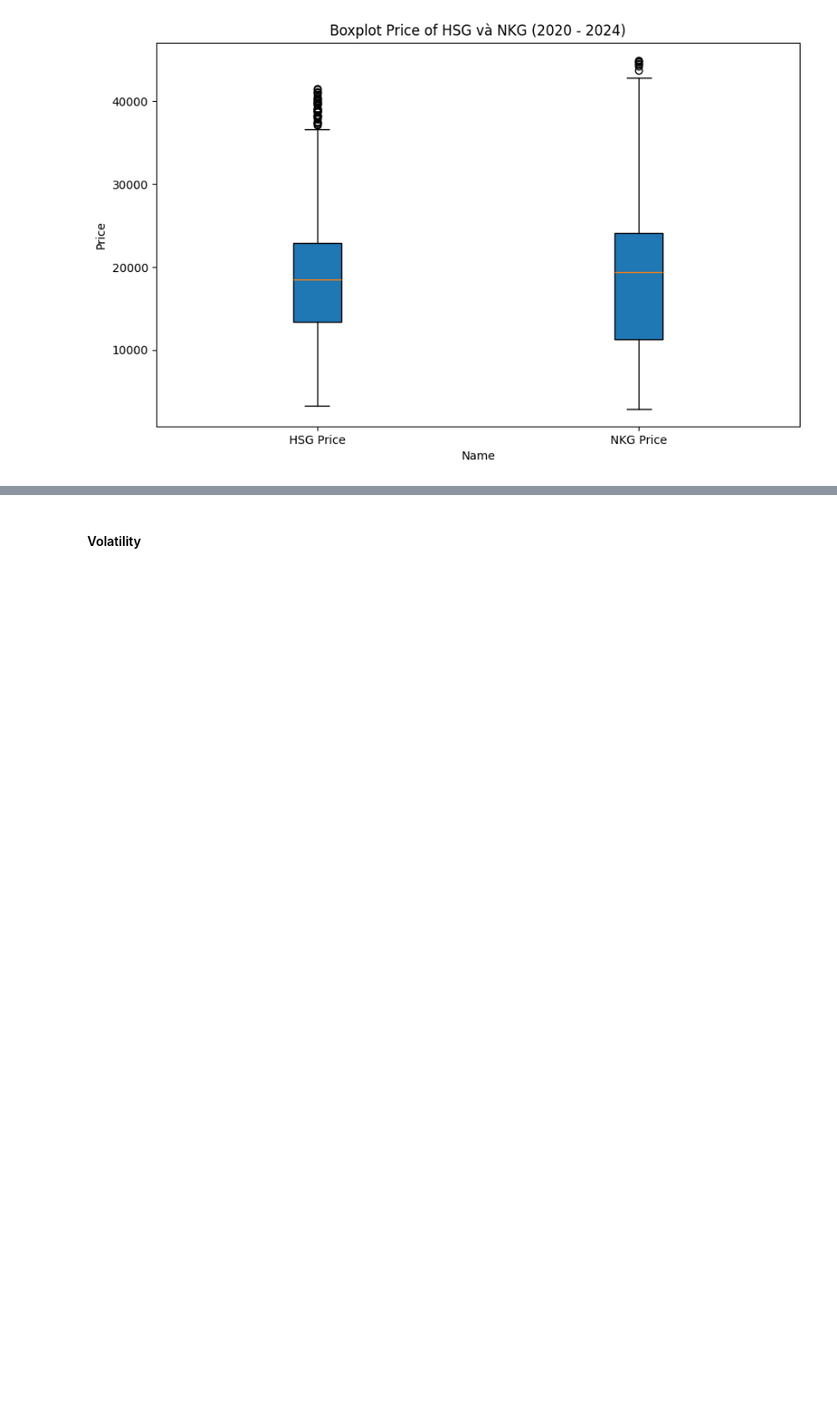
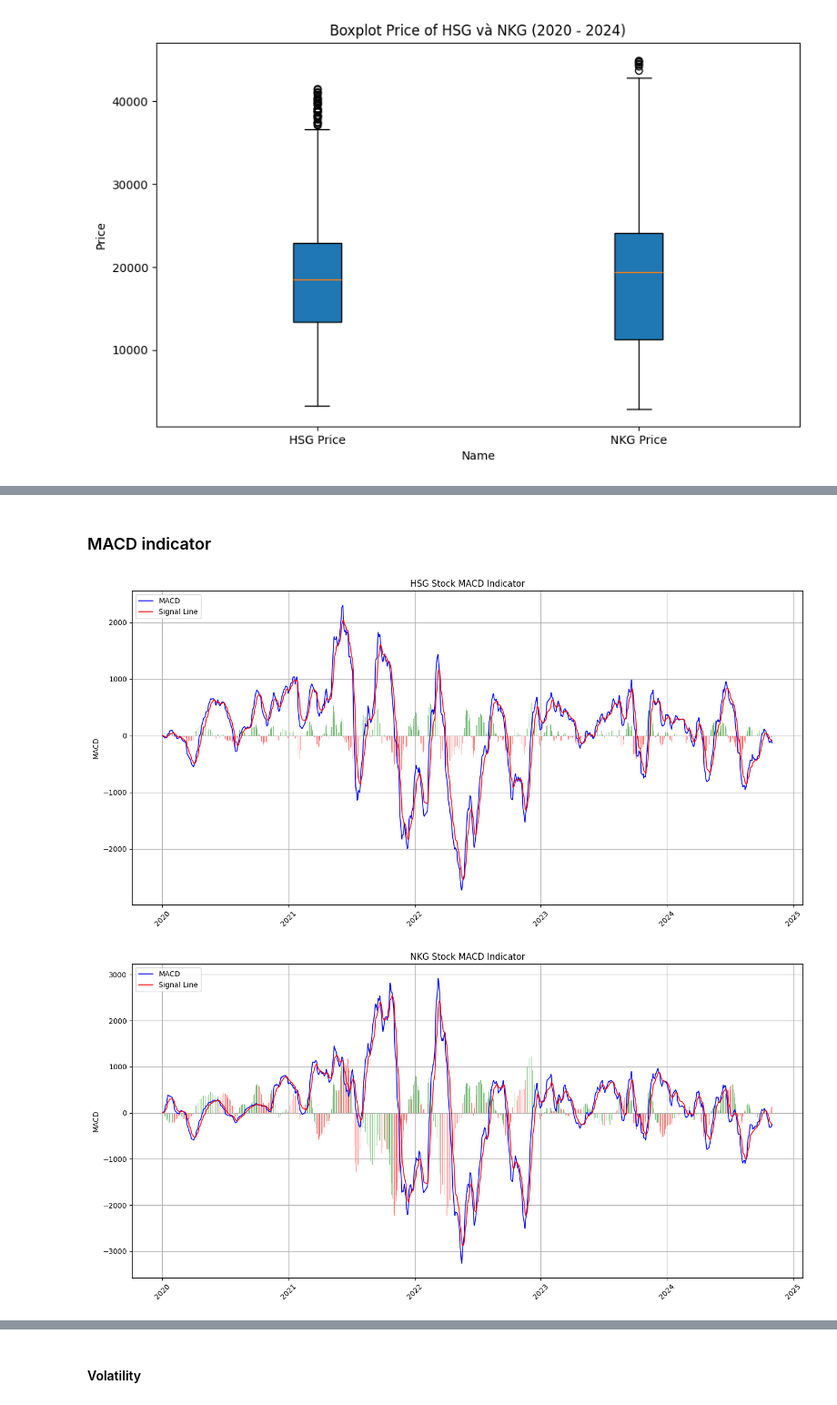
Before and after one commit to hien01604/STAT3013.P11_Nhom2, a Jupyter notebook: Statistics Description/Statistics_Description.ipynb, the cells around one changed output, grey strips where cells are left out. Shown at 91% size. Cells and saved outputs as stored; diff of their text form; code cells hidden in the pictures; blank space fills up the shorter version.

```diff
--- a/Statistics Description/Statistics_Description.ipynb
+++ b/Statistics Description/Statistics_Description.ipynb
@@ -515,0 +324,53 @@ plt.show()
+# %% [markdown]
+### MACD indicator
+# %%
+# HSG
+
+# Calculate MACD and Signal Line
+hsg['EMA12'] = hsg['Price'].ewm(span=12, adjust=False).mean()
+hsg['EMA26'] = hsg['Price'].ewm(span=26, adjust=False).mean()
+hsg['MACD'] = hsg['EMA12'] - hsg['EMA26']  # MACD line
+hsg['Signal'] = hsg['MACD'].ewm(span=9, adjust=False).mean()  # Signal line
+
+# Plotting MACD and Signal Line
+plt.figure(figsize=(14, 7))
+plt.plot(hsg.index, hsg['MACD'], label='MACD', color='blue', linewidth=1.2)
+plt.plot(hsg.index, hsg['Signal'], label='Signal Line', color='red', linewidth=1.2)
+plt.bar(hsg.index, hsg['MACD'] - hsg['Signal'], color=(hsg['MACD'] - hsg['Signal']).apply(lambda x: 'green' if x > 0 else 'red'), alpha=0.5)
+plt.title("HSG Stock MACD Indicator")
+plt.ylabel("MACD")
+plt.legend(loc='upper left')
+plt.grid(True)
+
+# Rotate x-axis labels for better readability
+plt.xticks(rotation=45)
+plt.tight_layout()
+plt.show()
+
+#--------------------------------
+
+# NKG
+
+# Calculate MACD and Signal Line
+nkg['EMA12'] = nkg['Price'].ewm(span=12, adjust=False).mean()
+nkg['EMA26'] = nkg['Price'].ewm(span=26, adjust=False).mean()
+nkg['MACD'] = nkg['EMA12'] - nkg['EMA26']  # MACD line
+nkg['Signal'] = nkg['MACD'].ewm(span=9, adjust=False).mean()  # Signal line
+
+# Plotting MACD and Signal Line
+plt.figure(figsize=(14, 7))
+plt.plot(nkg.index, nkg['MACD'], label='MACD', color='blue', linewidth=1.2)
+plt.plot(nkg.index, nkg['Signal'], label='Signal Line', color='red', linewidth=1.2)
+plt.bar(nkg.index, hsg['MACD'] - nkg['Signal'], color=(nkg['MACD'] - nkg['Signal']).apply(lambda x: 'green' if x > 0 else 'red'), alpha=0.5)
+plt.title("NKG Stock MACD Indicator")
+plt.ylabel("MACD")
+plt.legend(loc='upper left')
+plt.grid(True)
+
+# Rotate x-axis labels for better readability
+plt.xticks(rotation=45)
+plt.tight_layout()
+plt.show()
+# %% [output]
+[figure, added]
+[figure, added]
```
Also changed, not shown: parts of 38 cells of this notebook, 7 other files.
